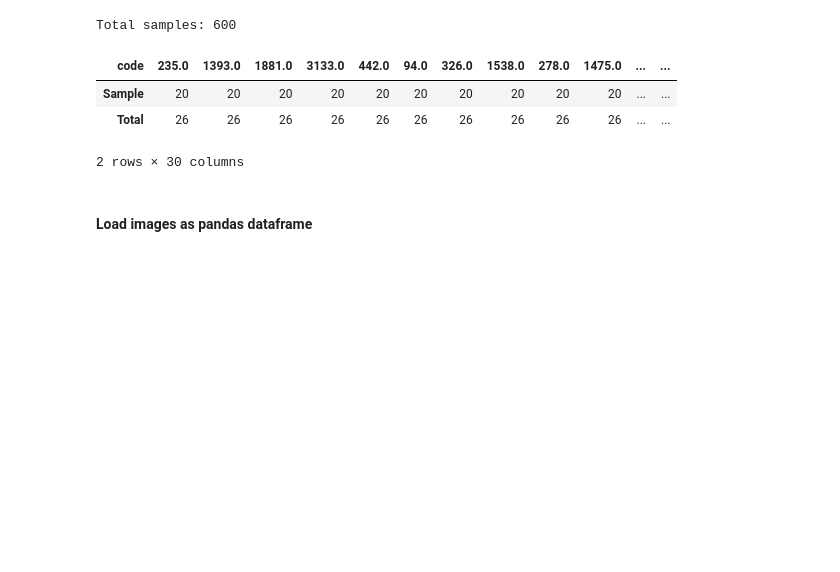
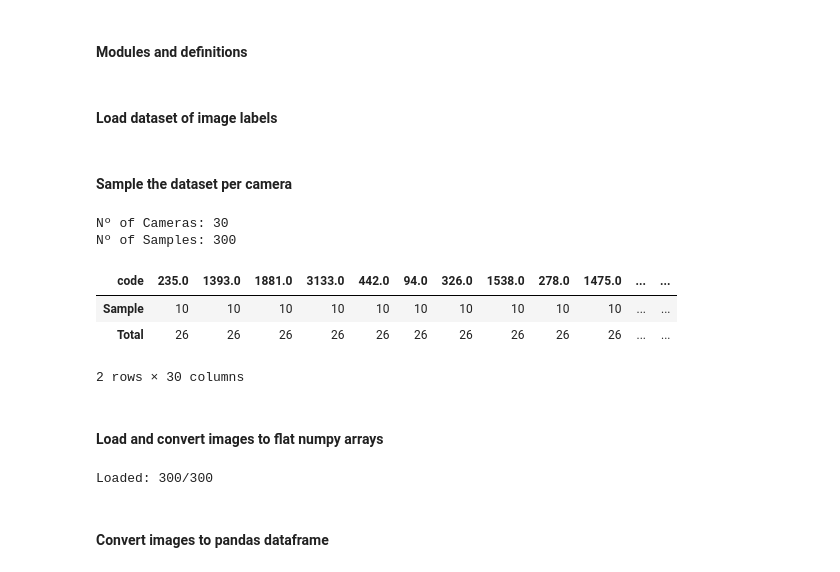
Before and after one commit to luisresende13/octa-flood-images, a Jupyter notebook: Learning Curve.ipynb, the cells around one changed output. Cells and saved outputs as stored; diff of their text form; code cells hidden in the pictures; blank space fills up the shorter version.

```diff
--- a/Learning Curve.ipynb
+++ b/Learning Curve.ipynb
@@ -0,0 +1,2 @@
+# %% [markdown]
+#### Modules and definitions
@@ -0,0 +26,2 @@
+# %% [markdown]
+#### Load dataset of image labels
@@ -1,37 +34,56 @@
+# %% [markdown]
+#### Sample the dataset per camera
 # %%
-import pandas as pd
-import numpy as np
-from sklearn.model_selection import learning_curve
-from sklearn.pipeline import make_pipeline
-from sklearn.preprocessing import StandardScaler
-from sklearn.svm import SVC
-from sklearn.svm import LinearSVC
-from sklearn.linear_model import SGDClassifier
-import matplotlib.pyplot as plt
-import seaborn as sns; sns.set()
+n_camera_samples = 10
 
-# Step 1: Load your dataset using pandas
-# Assuming your dataset is in CSV format
-dataset_path = "data/splits/sgkf-50-25-25-size-800/images.csv"
-df = pd.read_csv(dataset_path, index_col=0)
+# Regular sample
+# n_cameras = len(df['code'].unique())
+# n_samples = n_cameras * n_camera_samples
+# df_sample = df.sample(, replace=False, random_state=random_state)
 
-random_state = 0
-# df_sample = df.sample(250, replace=False, random_state=random_state)
-
-n_camera_samples = 20
+# Sample per camera
 code_samples = []
 for code in df['code'].unique():
     camera_sample = df[df['code'] == code].sample(n_camera_samples, replace=False, random_state=random_state)
     code_samples.append(camera_sample)
 df_sample = pd.concat(code_samples)
 
-print('Total samples:', len(df_sample))
+print('Nº of Cameras:', len(df_sample['code'].unique()))
+print('Nº of Samples:', len(df_sample))
 pd.concat([df_sample['code'].value_counts().rename('Sample'), df['code'].value_counts().rename('Total')], axis=1).T
 # %% [output]
-Total samples: 600
+Nº of Cameras: 30
+Nº of Samples: 300
 | code | 235.0 | 1393.0 | 1881.0 | 3133.0 | 442.0 | 94.0 | 326.0 | 1538.0 | 278.0 | 1475.0 | ... | ... |
-| Sample | 20 | 20 | 20 | 20 | 20 | 20 | 20 | 20 | 20 | 20 | ... | ... |
+| Sample | 10 | 10 | 10 | 10 | 10 | 10 | 10 | 10 | 10 | 10 | ... | ... |
 | Total | 26 | 26 | 26 | 26 | 26 | 26 | 26 | 26 | 26 | 26 | ... | ... |
 2 rows × 30 columns
+# %% [markdown]
+#### Load and convert images to flat numpy arrays
+# %%
+# ---
+# Parameters
+base_dir = 'data/images'
+resize_shape = (258, 258)
+image_paths = df_sample['file_path'].map(lambda path: f'{base_dir}/{path}') # paths to images
+labels = df_sample['flood'] # image labels
+
+# List to store image data and file paths
+images = []
+
+# Loop through each image path
+for path in image_paths:
+    try:
+        image = load_image(path, resize_shape)  # Load and preprocess image
+        images.append(image)  # Append flattened image to list
+        # labels.append(label)  # Append label to list
+        print(f'Loaded: {len(images)}/{len(image_paths)}', end='\r')
+    except Exception as e:
+        print(f"Error loading image '{path}': {e}")
+
+# Convert lists to numpy arrays
+images = np.array(images)
+# %% [output]
+Loaded: 300/300
 # %% [markdown]
-#### Load images as pandas dataframe
+#### Convert images to pandas dataframe
```
Also changed, not shown: parts of 15 cells of this notebook, 1 other file.
